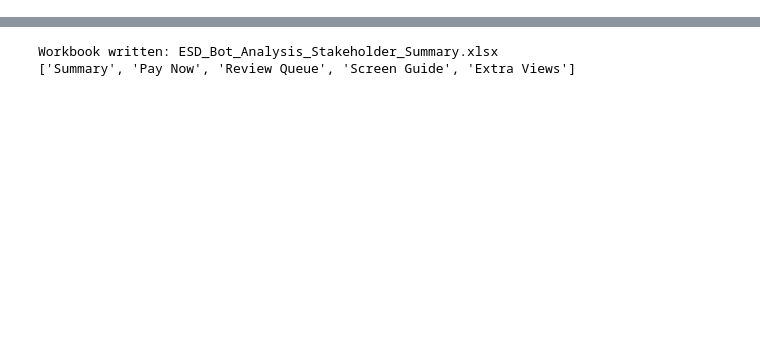
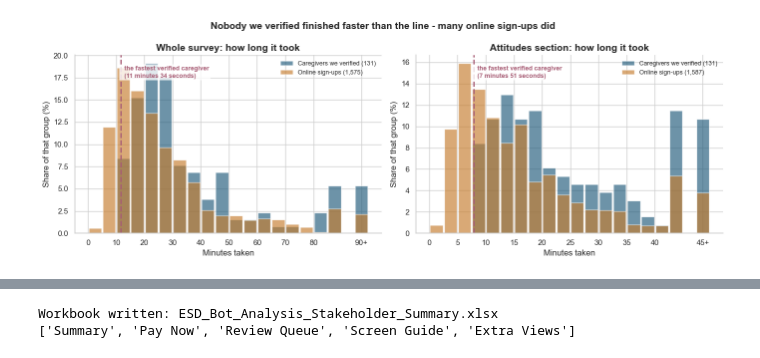
Before and after one commit to namo507/esd-redcap-metadata-watcher, a Jupyter notebook: projects/caregiver-cluster-analysis/bot_analysis_stakeholder.ipynb, the cells around one changed output, grey strips where cells are left out. Saved outputs shown, nothing was run; the diff lists cells and outputs as text; code cells hidden in the pictures; blank space fills up the shorter version.

```diff
--- a/projects/caregiver-cluster-analysis/bot_analysis_stakeholder.ipynb
+++ b/projects/caregiver-cluster-analysis/bot_analysis_stakeholder.ipynb
@@ -201,0 +13,32 @@ The notebook also rebuilds the stakeholder workbook so the notebook and the expo
+# %%
+from pathlib import Path
+
+import matplotlib.pyplot as plt
+import pandas as pd
+import seaborn as sns
+from IPython.display import display
+
+import bot_analysis as ba
+
+%matplotlib inline
+sns.set_theme(style="whitegrid")
+pd.set_option("display.max_colwidth", 90)
+
+project_dir = Path.cwd()
+output_dir = project_dir / "Caregiver Outputs"
+cache_dir = project_dir / "data_cache"
+
+# The published stakeholder views (action groups, timing summaries, workbook tables).
+views = ba.build_stakeholder_views(output_dir, cache_dir)
+stakeholder_records = views["stakeholder_records"]
+workbook_action_summary = ba.build_workbook_action_summary(stakeholder_records)
+workbook_key_metrics = ba.build_workbook_key_metrics(stakeholder_records)
+workbook_timing_summary = ba.build_workbook_timing_summary(stakeholder_records)
+study_action_summary = views["study_action_summary"]
+flag_strength_summary = views["flag_strength_summary"]
+
+# One record-level frame behind the screening-evidence sections below.
+screen_inputs = ba.build_screen_inputs(output_dir, cache_dir)
+
+print(f"Loaded {len(stakeholder_records):,} responses across both studies")
+print(screen_inputs["Group"].value_counts().to_string())
@@ -201,0 +106,4 @@ The notebook also rebuilds the stakeholder workbook so the notebook and the expo
+# %%
+display(ba.build_speed_reference_table(screen_inputs))
+ba.plot_speed_comparison(screen_inputs);
+# %% [output]
@@ -201,0 +115 @@ The notebook also rebuilds the stakeholder workbook so the notebook and the expo
+[figure, added]
```
Also changed, not shown: parts of 51 cells of this notebook, 2 other files.
